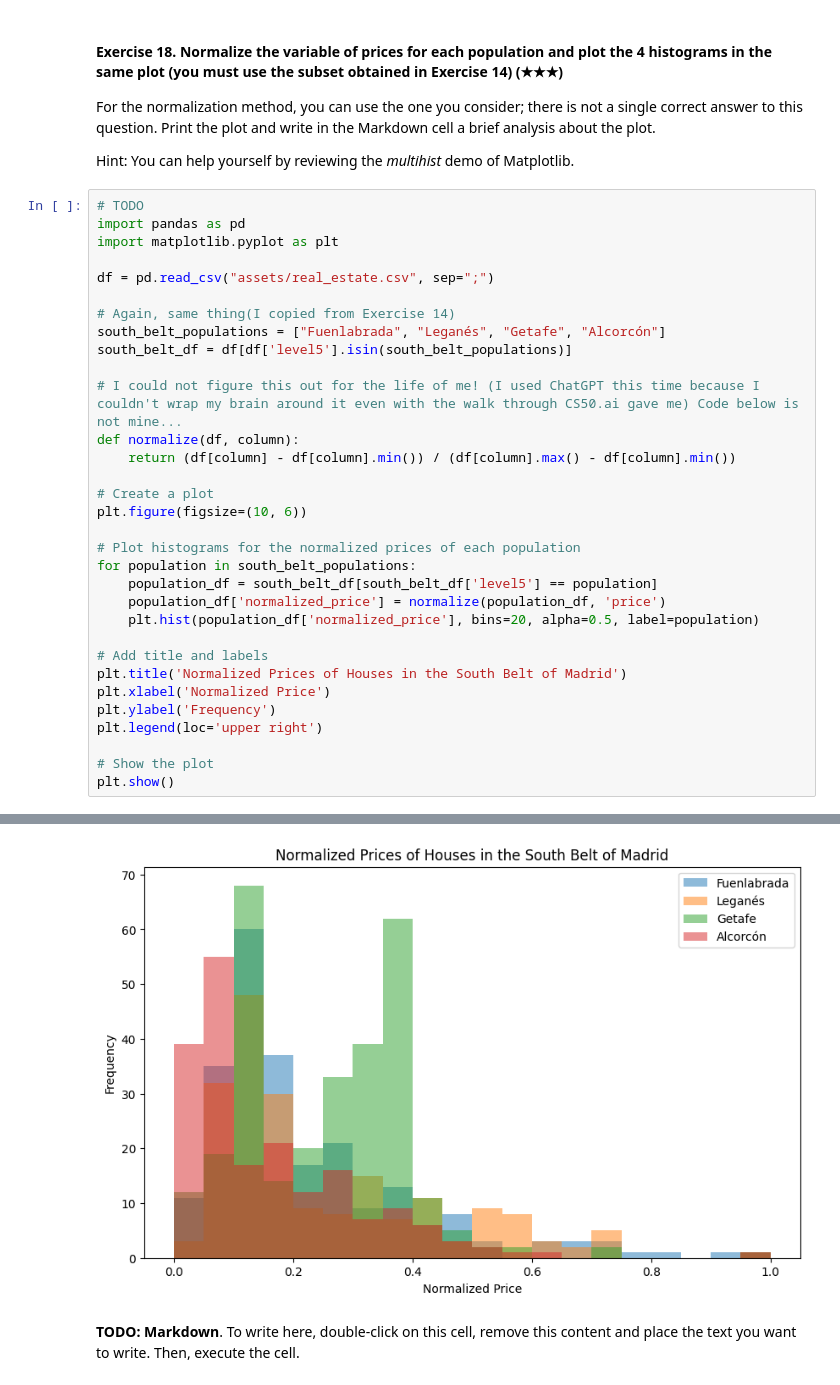
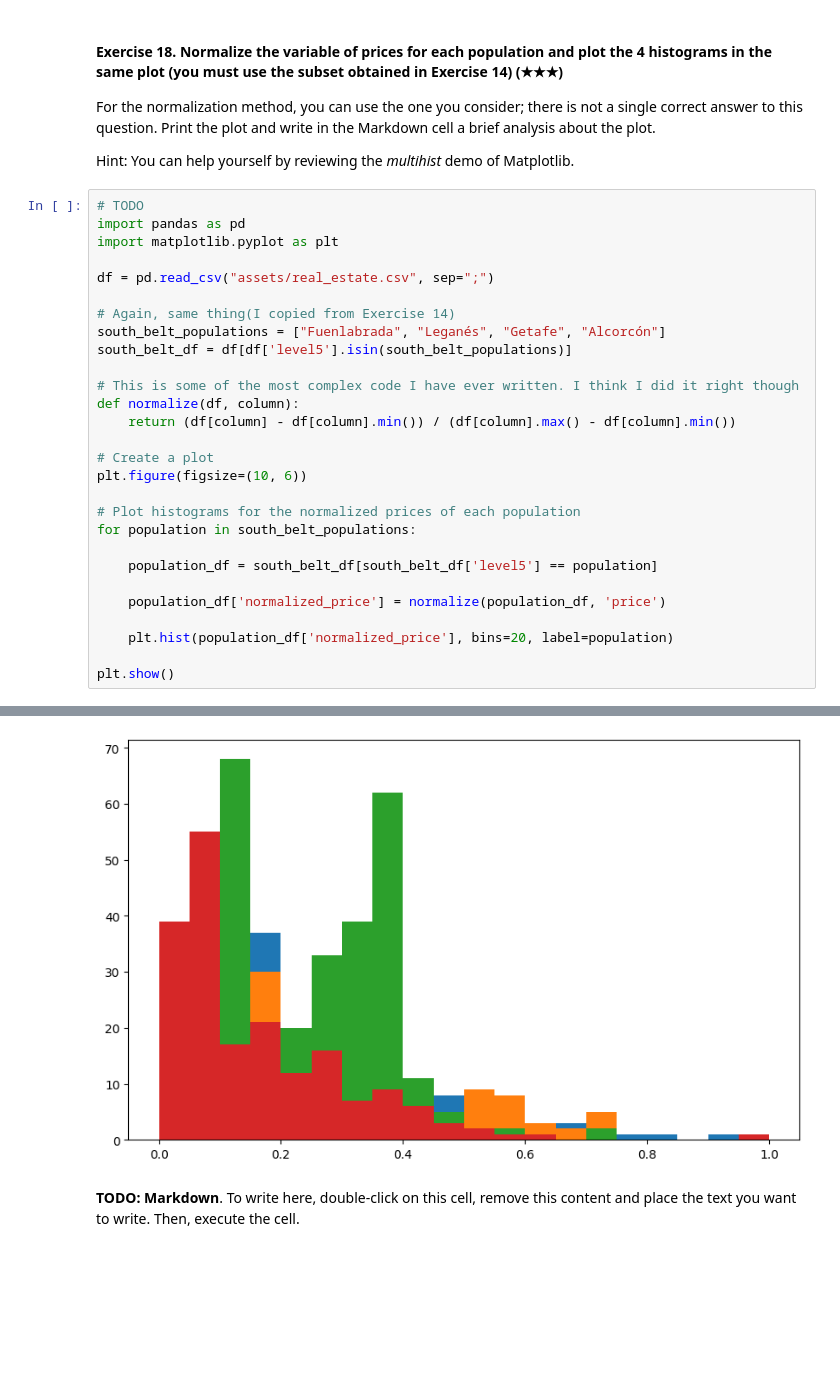
Before and after one commit to kwarner16/realestate-datacleanup-exercise, a Jupyter notebook: project.ipynb, the cells around one changed output, grey strips where cells are left out. Drawn from its saved outputs; the diff is of its cells as text; blank space fills up the shorter version.

```diff
--- a/project.ipynb
+++ b/project.ipynb
@@ -526,7 +522,7 @@ df = pd.read_csv("assets/real_estate.csv", sep=";")
 south_belt_populations = ["Fuenlabrada", "Leganés", "Getafe", "Alcorcón"]
 south_belt_df = df[df['level5'].isin(south_belt_populations)]
 
-# I could not figure this out for the life of me! (I used ChatGPT this time because I couldn't wrap my brain around it even with the walk through CS50.ai gave me) Code below is not mine...
+# This is some of the most complex code I have ever written. I think I did it right though
 def normalize(df, column):
     return (df[column] - df[column].min()) / (df[column].max() - df[column].min())
 
@@ -534,41 +530,37 @@ def normalize(df, column):
 plt.figure(figsize=(10, 6))
 
 # Plot histograms for the normalized prices of each population
 for population in south_belt_populations:
+
     population_df = south_belt_df[south_belt_df['level5'] == population]
+
     population_df['normalized_price'] = normalize(population_df, 'price')
-    plt.hist(population_df['normalized_price'], bins=20, alpha=0.5, label=population)
 
-# Add title and labels
-plt.title('Normalized Prices of Houses in the South Belt of Madrid')
-plt.xlabel('Normalized Price')
-plt.ylabel('Frequency')
-plt.legend(loc='upper right')
+    plt.hist(population_df['normalized_price'], bins=20, label=population)
 
-# Show the plot
 plt.show()
 # %% [output]
 A value is trying to be set on a copy of a slice from a DataFrame.
 Try using .loc[row_indexer,col_indexer] = value instead
 
 See the caveats in the documentation: https://pandas.pydata.org/pandas-docs/stable/user_guide/indexing.html#returning-a-view-versus-a-copy
   population_df['normalized_price'] = normalize(population_df, 'price')
 A value is trying to be set on a copy of a slice from a DataFrame.
 Try using .loc[row_indexer,col_indexer] = value instead
 
 See the caveats in the documentation: https://pandas.pydata.org/pandas-docs/stable/user_guide/indexing.html#returning-a-view-versus-a-copy
   population_df['normalized_price'] = normalize(population_df, 'price')
 A value is trying to be set on a copy of a slice from a DataFrame.
 Try using .loc[row_indexer,col_indexer] = value instead
 
 See the caveats in the documentation: https://pandas.pydata.org/pandas-docs/stable/user_guide/indexing.html#returning-a-view-versus-a-copy
   population_df['normalized_price'] = normalize(population_df, 'price')
 A value is trying to be set on a copy of a slice from a DataFrame.
 Try using .loc[row_indexer,col_indexer] = value instead
 
 See the caveats in the documentation: https://pandas.pydata.org/pandas-docs/stable/user_guide/indexing.html#returning-a-view-versus-a-copy
   population_df['normalized_price'] = normalize(population_df, 'price')
-[figure, old version]
+[figure, new version]
 # %% [markdown]
 **TODO: Markdown**. To write here, double-click on this cell, remove this content and place the text you want to write. Then, execute the cell.
 # %% [markdown]
```
Also changed, not shown: parts of 14 cells of this notebook.
